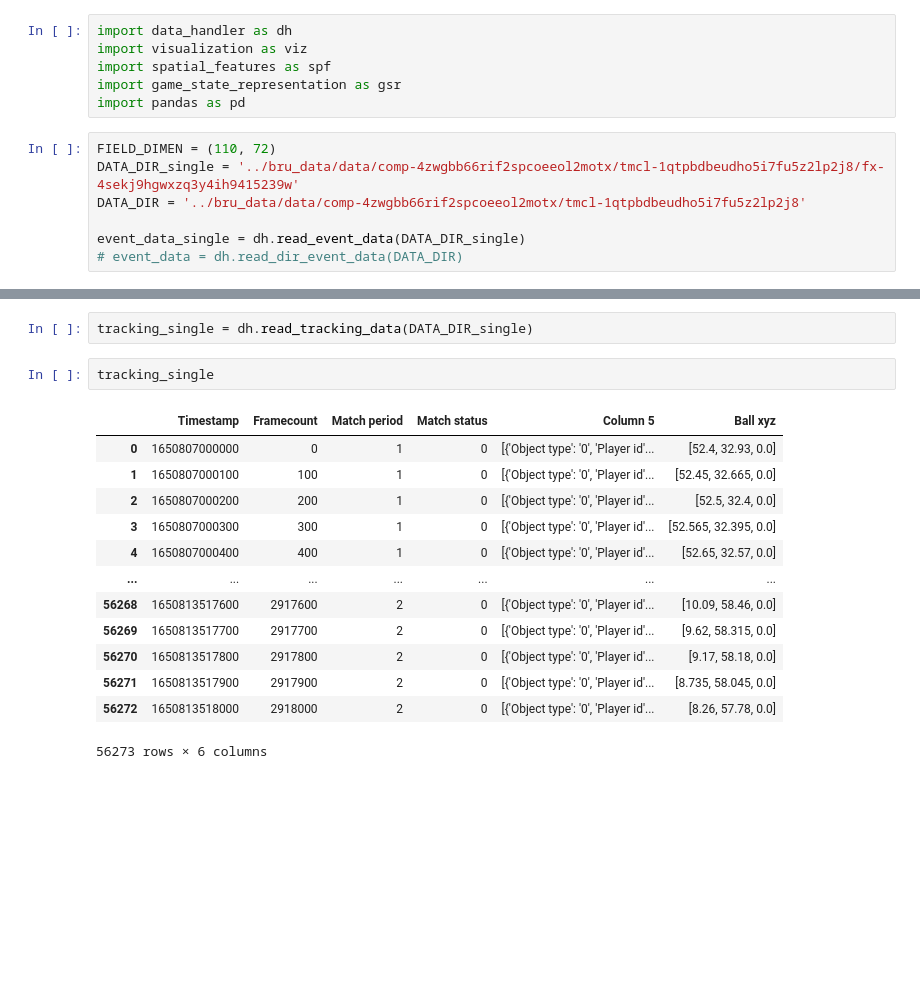
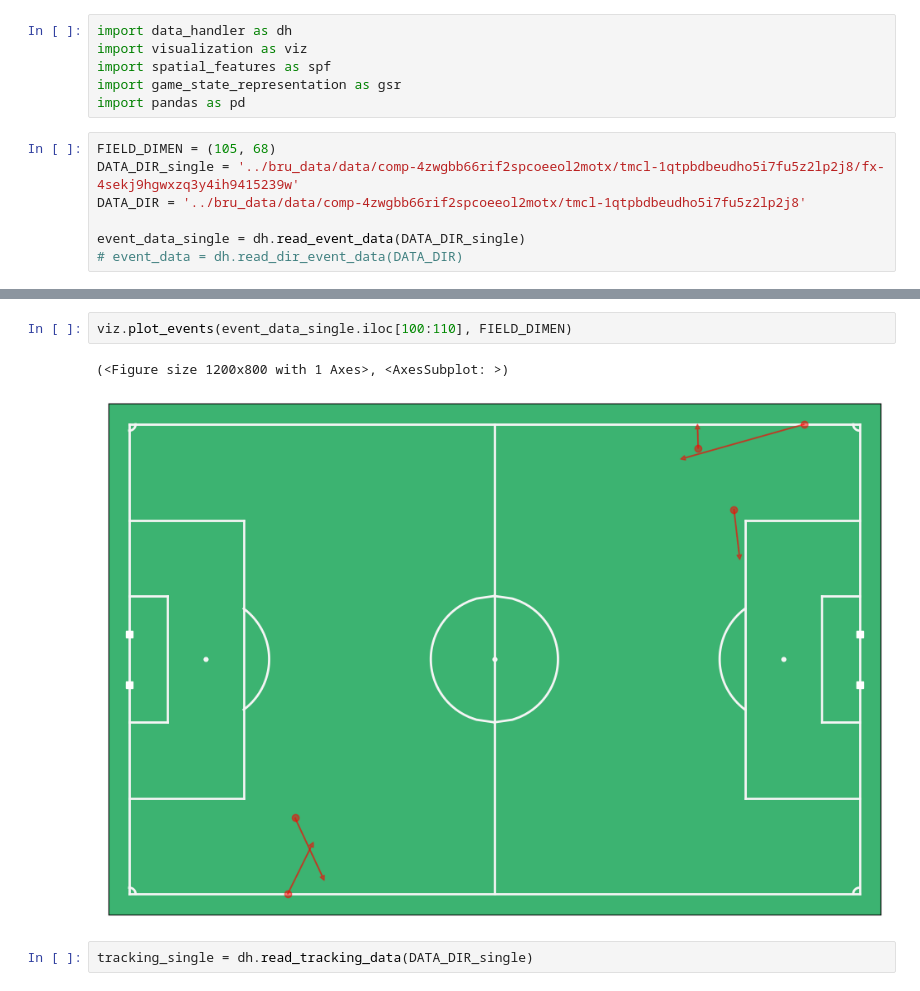
Before and after one commit to jonasvvr/Soccer-EPV-Framework, a Jupyter notebook: src/main_notebook.ipynb, the cells around one changed output, grey strips where cells are left out. Saved outputs shown, nothing was run; the diff lists cells and outputs as text; blank space fills up the shorter version.

```diff
--- a/src/main_notebook.ipynb
+++ b/src/main_notebook.ipynb
@@ -5,7 +5,7 @@ import spatial_features as spf
 import game_state_representation as gsr
 import pandas as pd
 # %%
-FIELD_DIMEN = (110, 72)
+FIELD_DIMEN = (105, 68)
 DATA_DIR_single = '../bru_data/data/comp-4zwgbb66rif2spcoeeol2motx/tmcl-1qtpbdbeudho5i7fu5z2lp2j8/fx-4sekj9hgwxzq3y4ih9415239w'
 DATA_DIR = '../bru_data/data/comp-4zwgbb66rif2spcoeeol2motx/tmcl-1qtpbdbeudho5i7fu5z2lp2j8'
 
@@ -30,18 +14,7 @@ event_data_single
+# %%
+viz.plot_events(event_data_single.iloc[100:110], FIELD_DIMEN)
+# %% [output]
+(<Figure size 1200x800 with 1 Axes>, <AxesSubplot: >)
+[figure, added]
 # %%
 tracking_single = dh.read_tracking_data(DATA_DIR_single)
-# %%
-tracking_single
-# %% [output]
-|  | Timestamp | Framecount | Match period | Match status | Column 5 | Ball xyz |
-| 0 | 1650807000000 | 0 | 1 | 0 | [{'Object type': '0', 'Player id'... | [52.4, 32.93, 0.0] |
-| 1 | 1650807000100 | 100 | 1 | 0 | [{'Object type': '0', 'Player id'... | [52.45, 32.665, 0.0] |
-| 2 | 1650807000200 | 200 | 1 | 0 | [{'Object type': '0', 'Player id'... | [52.5, 32.4, 0.0] |
-| 3 | 1650807000300 | 300 | 1 | 0 | [{'Object type': '0', 'Player id'... | [52.565, 32.395, 0.0] |
-| 4 | 1650807000400 | 400 | 1 | 0 | [{'Object type': '0', 'Player id'... | [52.65, 32.57, 0.0] |
-| ... | ... | ... | ... | ... | ... | ... |
-| 56268 | 1650813517600 | 2917600 | 2 | 0 | [{'Object type': '0', 'Player id'... | [10.09, 58.46, 0.0] |
-| 56269 | 1650813517700 | 2917700 | 2 | 0 | [{'Object type': '0', 'Player id'... | [9.62, 58.315, 0.0] |
-| 56270 | 1650813517800 | 2917800 | 2 | 0 | [{'Object type': '0', 'Player id'... | [9.17, 58.18, 0.0] |
-| 56271 | 1650813517900 | 2917900 | 2 | 0 | [{'Object type': '0', 'Player id'... | [8.735, 58.045, 0.0] |
-| 56272 | 1650813518000 | 2918000 | 2 | 0 | [{'Object type': '0', 'Player id'... | [8.26, 57.78, 0.0] |
-56273 rows × 6 columns
```
Also changed, not shown: parts of 3 cells of this notebook, 2 other files.
